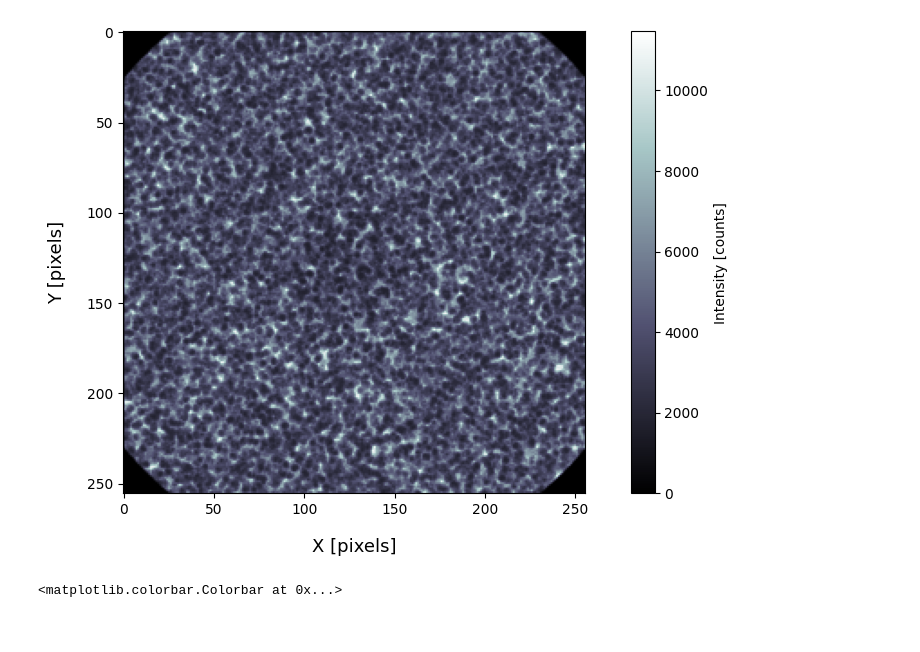
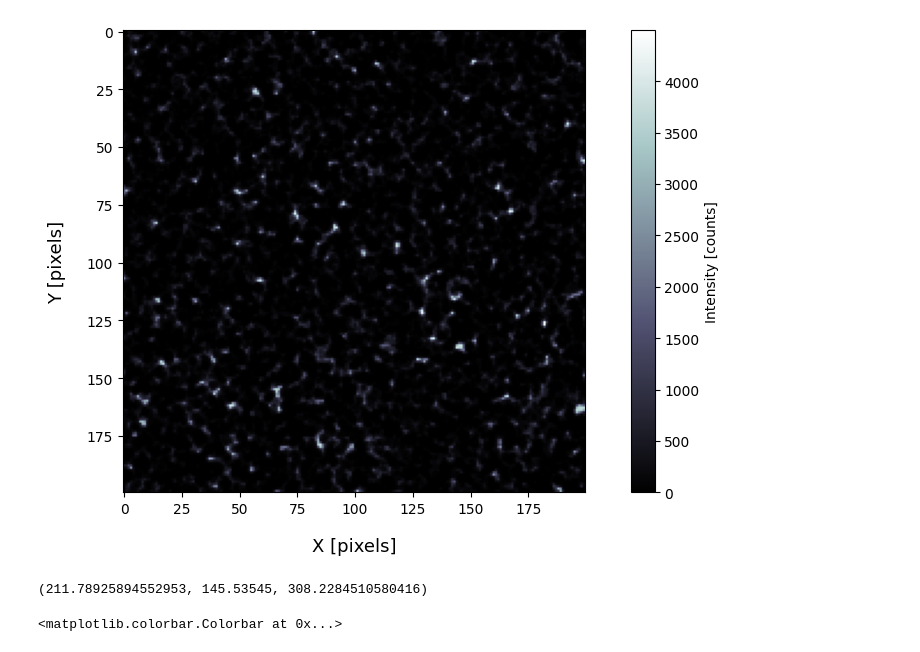
Before and after one commit to roshak1197/FSZ_Study, a Jupyter notebook: image_preview.ipynb, the cells around one changed output. Saved outputs shown, nothing was run; the diff lists cells and outputs as text; code cells hidden in the pictures.

Commit message:
data TIC

```diff
--- a/image_preview.ipynb
+++ b/image_preview.ipynb
@@ -3,28 +3,49 @@ from matplotlib import pyplot as plt
 import numpy as np
 import PIL
 # %%
-data_infile = open('15um/Nylon_Air_TiC_2mm_2x_150_75_21kev_S02_FS15um_Random__d0.75m_a15um_p62um_step-4.2_dith23.25_1.raw','rb')
-ff_infile= open('Nylon_Air_TiC_2mm_2x_150_75_21kev_S00_FS_5um_Random__d0.75m_a15um_p62um_step-4.2_dith23.25_1.raw','rb')
+data_infile = open('Energy_vs_Vis/TiC_4S_8kev_1__d0.75m_a15um_p62um_step-4.2_dith23.25_1.raw','rb')
+ff_infile= open('5um/Nylon_Air_SiC_2mm_2x_150_75_21kev_S15_FS_5um_Random__d0.75m_a15um_p62um_step-4.2_dith23.25_1.raw','rb')
 data_array = np.fromfile(data_infile,dtype='float32',count=256*256)
-ff_array = np.fromfile(ff_infile,dtype='float32',count=300*300)
+ff_array = np.fromfile(ff_infile,dtype='float32',count=256*256)
 data_image = PIL.Image.frombuffer("F",[256,256],data_array,'raw','F',0,1)
-ff_image = PIL.Image.frombuffer("F",[300,300],ff_array,'raw','F',0,1)
+ff_image = PIL.Image.frombuffer("F",[256,256],ff_array,'raw','F',0,1)
 # %%
 img1 = np.array(data_image.getdata())
 ff = np.array(ff_image.getdata())
 img1=img1.reshape(256,256)
-ff=ff.reshape(300,300)
+ff=ff.reshape(256,256)
+img1 = img1[25:225,25:225]
 #np.savetxt('Nylon_TxT_Files/In_line_FF_15.txt',img1)
 fig2=plt.figure(figsize=(12,6))
 ax1=fig2.add_subplot(111)
 ax1.set_xlabel('X [pixels]', fontsize=13,labelpad=15)
 ax1.set_ylabel('Y [pixels]', fontsize=13,labelpad=15)
 
 p1= ax1.imshow(img1, cmap='bone')
 cbar = fig2.colorbar(p1)
 cbar.set_label('Intensity [counts]')
 # %% [output]
-[figure, old version]
+[figure, new version]
+# %%
+mu_values = []
+sigma_values = []
+
+# Iterar sobre las regiones de la imagen en pasos de 50 píxeles
+for x in range(25, 225, 50):
+    for y in range(25, 225, 50):
+        region = img1[x:x+50, y:y+50]
+        sigma = np.std(region)
+        mu = np.mean(region)
+        sigma_values.append(sigma)
+        mu_values.append(mu)
+
+# Calcular los valores medios de mu y sigma
+mean_mu = np.mean(mu_values)
+mean_sigma = np.mean(sigma_values)
+vis2 = mean_sigma/mean_mu
+vis2*100,mean_mu, mean_sigma
+# %% [output]
+(211.78925894552953, 145.53545, 308.2284510580416)
 # %%
 a=5.5*(10**(-5))
 E=21
```
Also changed, not shown: parts of 2 cells of this notebook, 22 other files.
